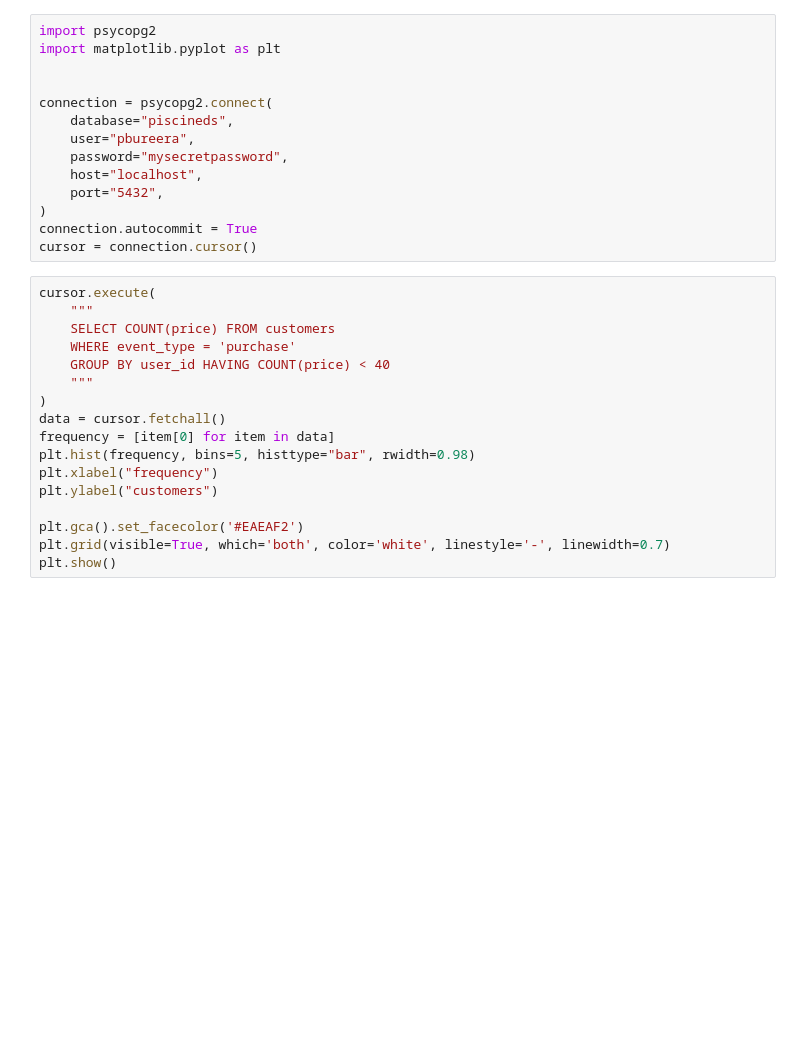
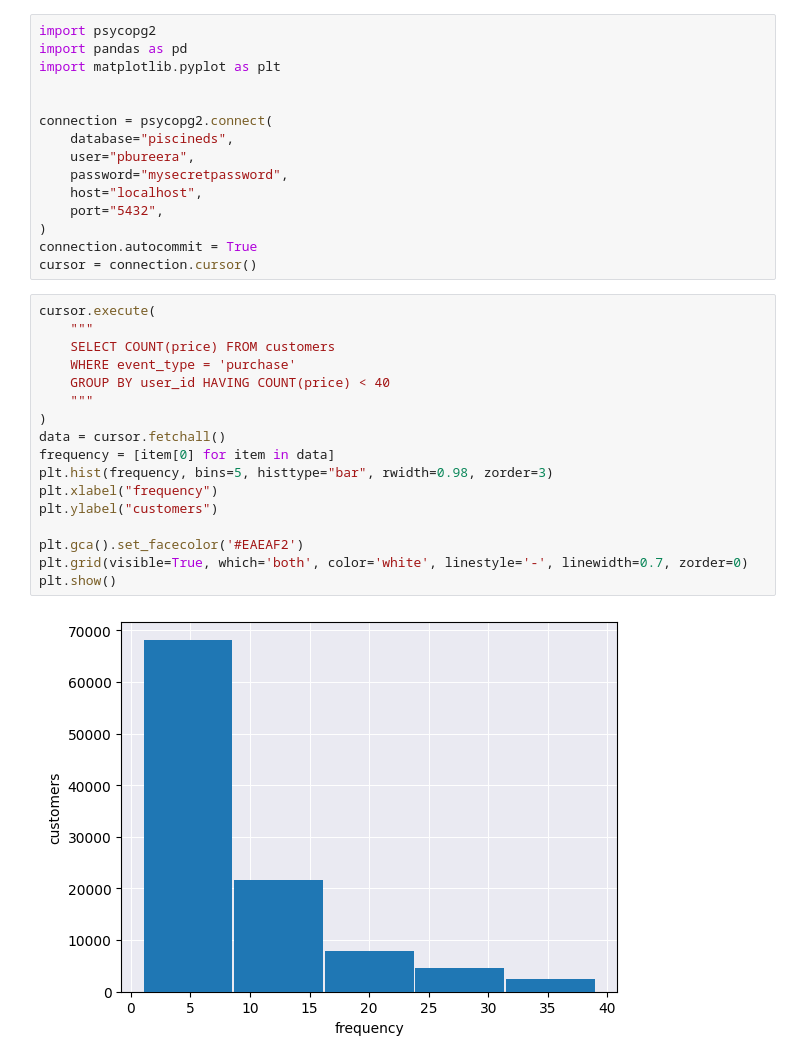
Before and after one commit to Jamie135/Piscine_Data_Science, a Jupyter notebook: Day02/ex03/Building.ipynb, the cells around one changed output. Cells and saved outputs as stored; diff of their text form; blank space fills up the shorter version.

```diff
--- a/Day02/ex03/Building.ipynb
+++ b/Day02/ex03/Building.ipynb
@@ -1,5 +1,6 @@
 # %%
 import psycopg2
+import pandas as pd
 import matplotlib.pyplot as plt
 
 
@@ -15,18 +16,20 @@ cursor = connection.cursor()
 # %%
 cursor.execute(
     """
     SELECT COUNT(price) FROM customers
     WHERE event_type = 'purchase'
     GROUP BY user_id HAVING COUNT(price) < 40
     """
 )
 data = cursor.fetchall()
 frequency = [item[0] for item in data]
-plt.hist(frequency, bins=5, histtype="bar", rwidth=0.98)
+plt.hist(frequency, bins=5, histtype="bar", rwidth=0.98, zorder=3)
 plt.xlabel("frequency")
 plt.ylabel("customers")
 
 plt.gca().set_facecolor('#EAEAF2')
-plt.grid(visible=True, which='both', color='white', linestyle='-', linewidth=0.7)
+plt.grid(visible=True, which='both', color='white', linestyle='-', linewidth=0.7, zorder=0)
 plt.show()
+# %% [output]
+[figure, added]
 # %%
```
Also changed, not shown: parts of 1 cell of this notebook.
